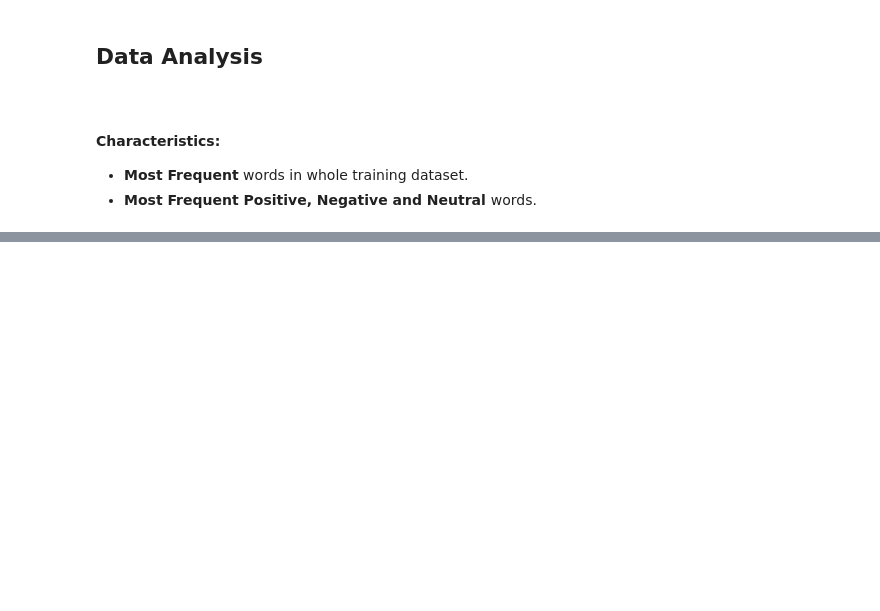
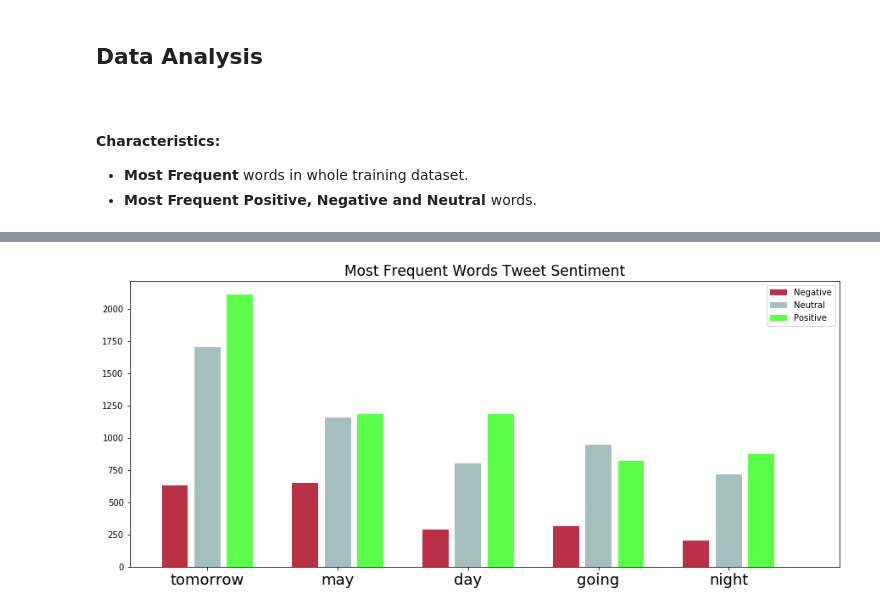
Before and after one commit to Fanarosss/Sentiment-Analysis-on-Tweets, a Jupyter notebook: Project1.ipynb, the cells around one changed output, grey strips where cells are left out. Cells and saved outputs as stored; diff of their text form; code cells hidden in the pictures; blank space fills up the shorter version.

```diff
--- a/Project1.ipynb
+++ b/Project1.ipynb
@@ -158,0 +150,46 @@ plt.show()
+# %%
+#FiveMostFrequent
+FiveMostFrequent = list(wc.words_.keys())[:5]
+
+# Create bars
+barWidth = 0.8
+bars1 = []
+bars2 = []
+bars3 = []
+for word in FiveMostFrequent:
+    bars1.append(negative_counter[word])
+    bars2.append(neutral_counter[word])
+    bars3.append(positive_counter[word])
+
+bars4 = bars1 + bars2 + bars3
+
+# The X position of bars
+r1 = [1,5,9,13,17]
+r2 = [2,6,10,14,18]
+r3 = [3,7,11,15,19]
+sep =[4,8,12,16,20]
+r4 = r1 + r2 + r3 + sep
+
+# plot size
+plt.figure(figsize=(15,6))
+
+# Create barplot
+plt.bar(r1, bars1, width = barWidth, color = (0.7,0.1,0.2,0.9), label='Negative')
+plt.bar(r2, bars2, width = barWidth, color = (0.3,0.5,0.5,0.5), label='Neutral')
+plt.bar(r3, bars3, width = barWidth, color = (0.2,1.0,0.1,0.8), label='Positive')
+plt.bar(sep, [0,0,0,0,0], width = barWidth, color = (0.0,0.0,0.0,0.0))
+# Note: the barplot could be created easily. See the barplot section for other examples.
+
+# Create legend
+plt.legend()
+plt.title("Most Frequent Words Tweet Sentiment", fontsize=17)
+# Text below each barplot with a rotation at 90°
+plt.xticks([4*r + barWidth*2.5 for r in range(len(FiveMostFrequent))], FiveMostFrequent, fontsize=18)
+
+# Adjust the margins
+plt.subplots_adjust(bottom= 0.2, top = 0.98)
+
+# Show graphic
+plt.show()
+# %% [output]
+[figure, added]
```
Also changed, not shown: parts of 10 cells of this notebook.
